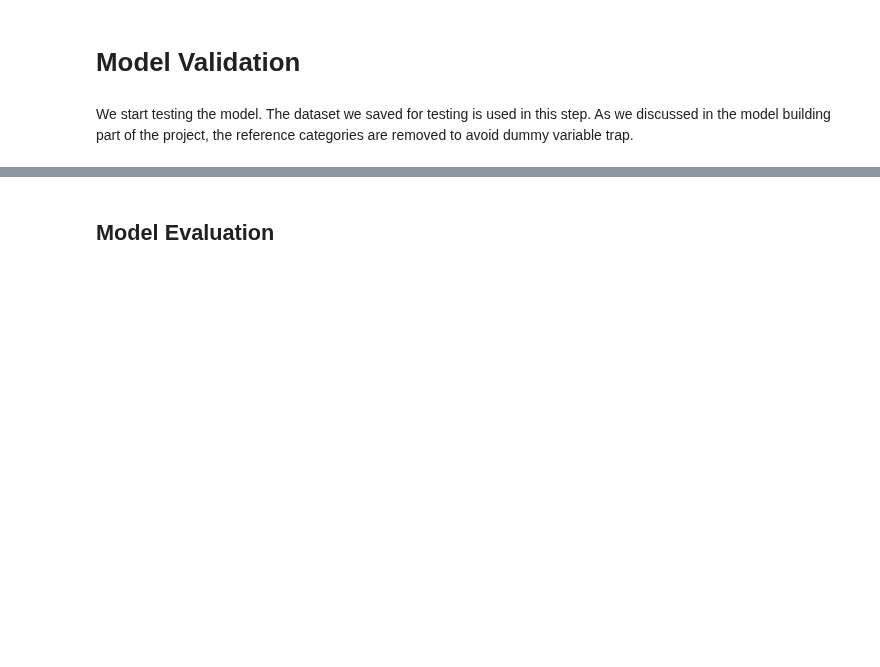
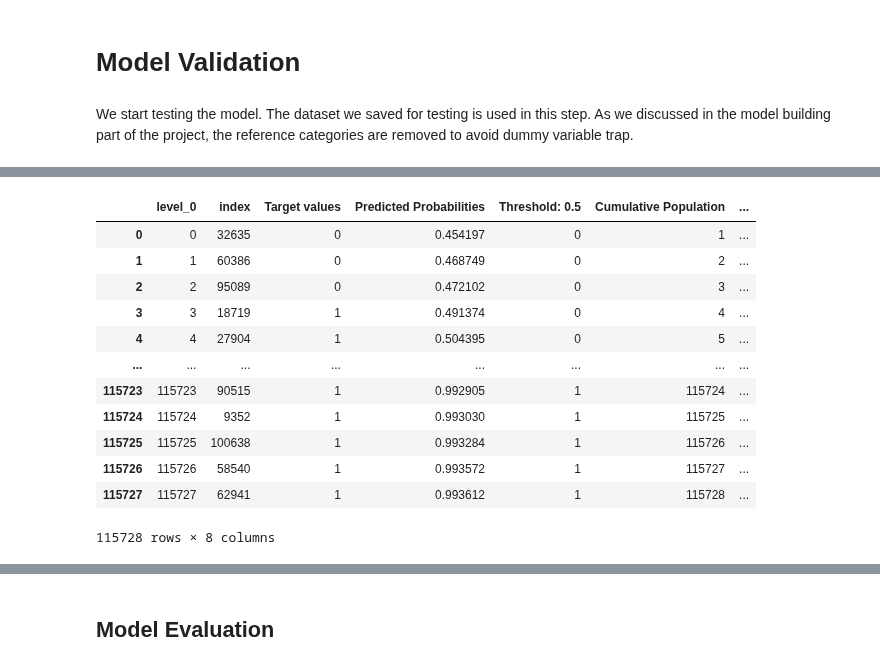
Before and after one commit to OzodbekOzodov/_credit-risk-modeling, a Jupyter notebook: Probability-of-default-model.ipynb, the cells around one changed output, grey strips where cells are left out. Saved outputs shown, nothing was run; the diff lists cells and outputs as text; code cells hidden in the pictures; blank space fills up the shorter version.

```diff
--- a/Probability-of-default-model.ipynb
+++ b/Probability-of-default-model.ipynb
@@ -639,0 +817,20 @@ test_dummies
+# %%
+# calculate cumulative percentages
+test_targets_probs['Cumulative Population'] = test_targets_probs.index + 1
+test_targets_probs['Cumulative Good'] = test_targets_probs['Target values'].cumsum()
+test_targets_probs['Cumulative Bad'] = test_targets_probs['Cumulative Population'] - test_targets_probs['Target values'].cumsum()
+test_targets_probs
+# %% [output]
+|  | level_0 | index | Target values | Predicted Probabilities | Threshold: 0.5 | Cumulative Population | ... |
+| 0 | 0 | 32635 | 0 | 0.454197 | 0 | 1 | ... |
+| 1 | 1 | 60386 | 0 | 0.468749 | 0 | 2 | ... |
+| 2 | 2 | 95089 | 0 | 0.472102 | 0 | 3 | ... |
+| 3 | 3 | 18719 | 1 | 0.491374 | 0 | 4 | ... |
+| 4 | 4 | 27904 | 1 | 0.504395 | 0 | 5 | ... |
+| ... | ... | ... | ... | ... | ... | ... | ... |
+| 115723 | 115723 | 90515 | 1 | 0.992905 | 1 | 115724 | ... |
+| 115724 | 115724 | 9352 | 1 | 0.993030 | 1 | 115725 | ... |
+| 115725 | 115725 | 100638 | 1 | 0.993284 | 1 | 115726 | ... |
+| 115726 | 115726 | 58540 | 1 | 0.993572 | 1 | 115727 | ... |
+| 115727 | 115727 | 62941 | 1 | 0.993612 | 1 | 115728 | ... |
+115728 rows × 8 columns
```
Also changed, not shown: parts of 55 cells of this notebook.
